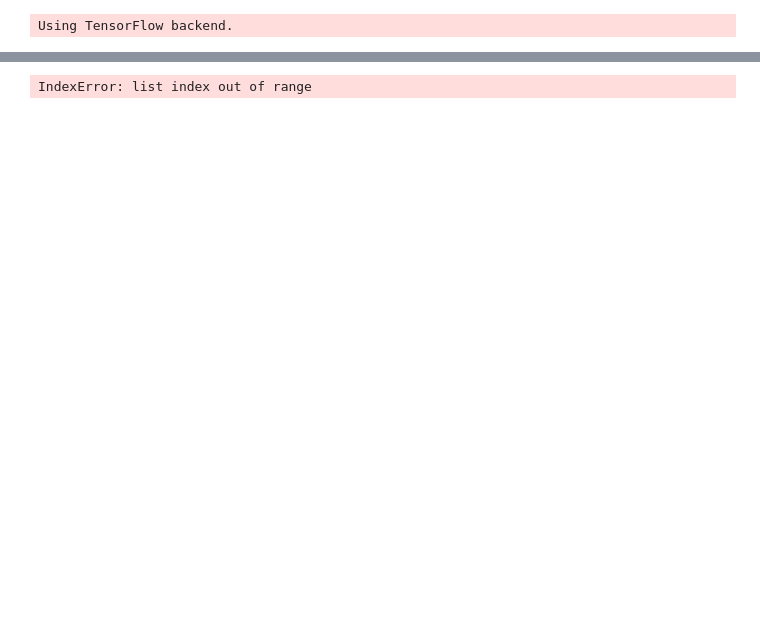
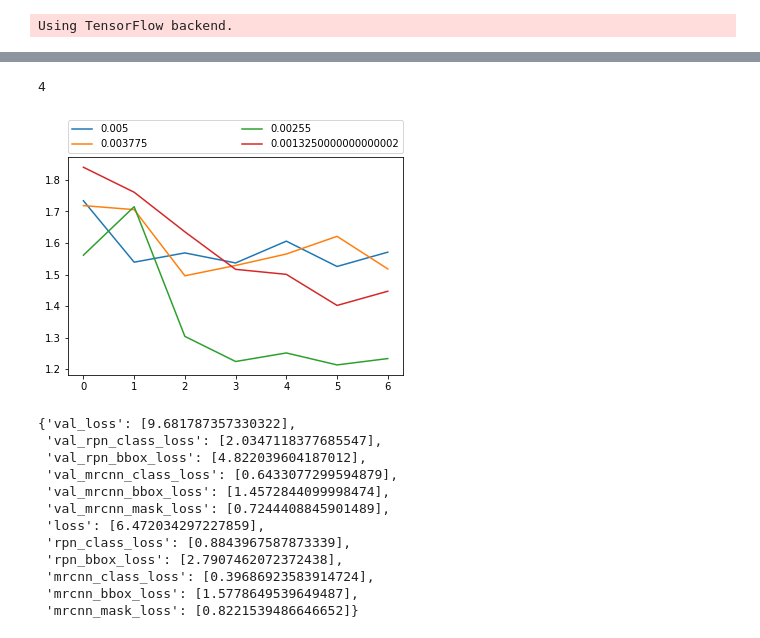
Before and after one commit to tomasz-lewicki/CMPE-297-homework, a Jupyter notebook: hyperparameter_optimization.ipynb, the cells around one changed output, grey strips where cells are left out. Drawn from its saved outputs; the diff is of its cells as text; code cells hidden in the pictures; blank space fills up the shorter version.

Commit message:
testing 4 learning rates successful

```diff
--- a/hyperparameter_optimization.ipynb
+++ b/hyperparameter_optimization.ipynb
@@ -116,5 +116,5 @@ for lr in LEARNING_RATES:
 #                 layers='all',
 #                 augmentation=augmentation)
 
-    histories.append({'model': model, 'hist1': hist1, 'hist2': hist2, 'lr': config.LEARNING_RATE, 'decay': config.WEIGHT_DECAY})
+    histories.append({'hist1': hist1, 'hist2': hist2, 'lr': config.LEARNING_RATE, 'decay': config.WEIGHT_DECAY})
 # %% [output]
@@ -156,13 +156,34 @@ ResourceExhaustedError: OOM when allocating tensor with shape[400,256,28,28] and
          [[{{node training_9/SGD/gradients/mrcnn_mask_4/convolution_grad/Conv2DBackpropInput}} = Conv2DBackpropInput[T=DT_FLOAT, _class=["loc:@train...propFilter"], data_format="NCHW", dilations=[1, 1 ...
 Hint: If you want to see a list of allocated tensors when OOM happens, add report_tensor_allocations_upon_oom to RunOptions for current allocation info.
 
+# %%
+len(histories)
+# %% [output]
+4
 # %%
 #loss visualization
 import matplotlib.pyplot as plt
 
-plt.plot(histories[0]['hist2'].history['loss'])
+for h in histories:
+    plt.plot(h['hist2'].history['loss'], label=h['lr'])
+
+plt.legend(bbox_to_anchor=(0., 1.02, 1., .102), loc=3,
+           ncol=2, mode="expand", borderaxespad=0.)
+
 plt.show()
 hist2.history
 hist1.history
 # %% [output]
+[figure, added]
-IndexError: list index out of range
+{'val_loss': [9.681787357330322],
+ 'val_rpn_class_loss': [2.0347118377685547],
+ 'val_rpn_bbox_loss': [4.822039604187012],
+ 'val_mrcnn_class_loss': [0.6433077299594879],
+ 'val_mrcnn_bbox_loss': [1.4572844099998474],
+ 'val_mrcnn_mask_loss': [0.7244408845901489],
+ 'loss': [6.472034297227859],
+ 'rpn_class_loss': [0.8843967587873339],
+ 'rpn_bbox_loss': [2.7907462072372438],
+ 'mrcnn_class_loss': [0.39686923583914724],
+ 'mrcnn_bbox_loss': [1.5778649539649487],
+ 'mrcnn_mask_loss': [0.8221539486646652]}
```
Also changed, not shown: parts of 3 cells of this notebook.
